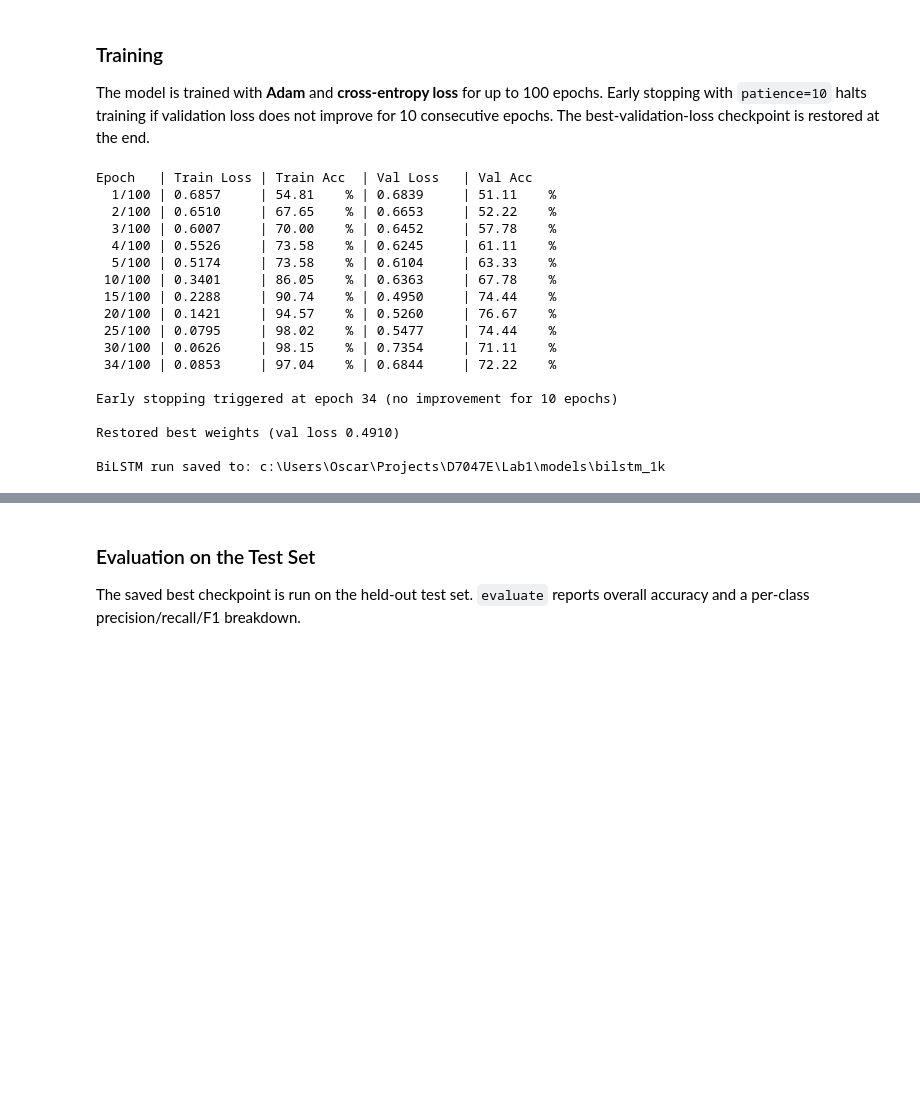
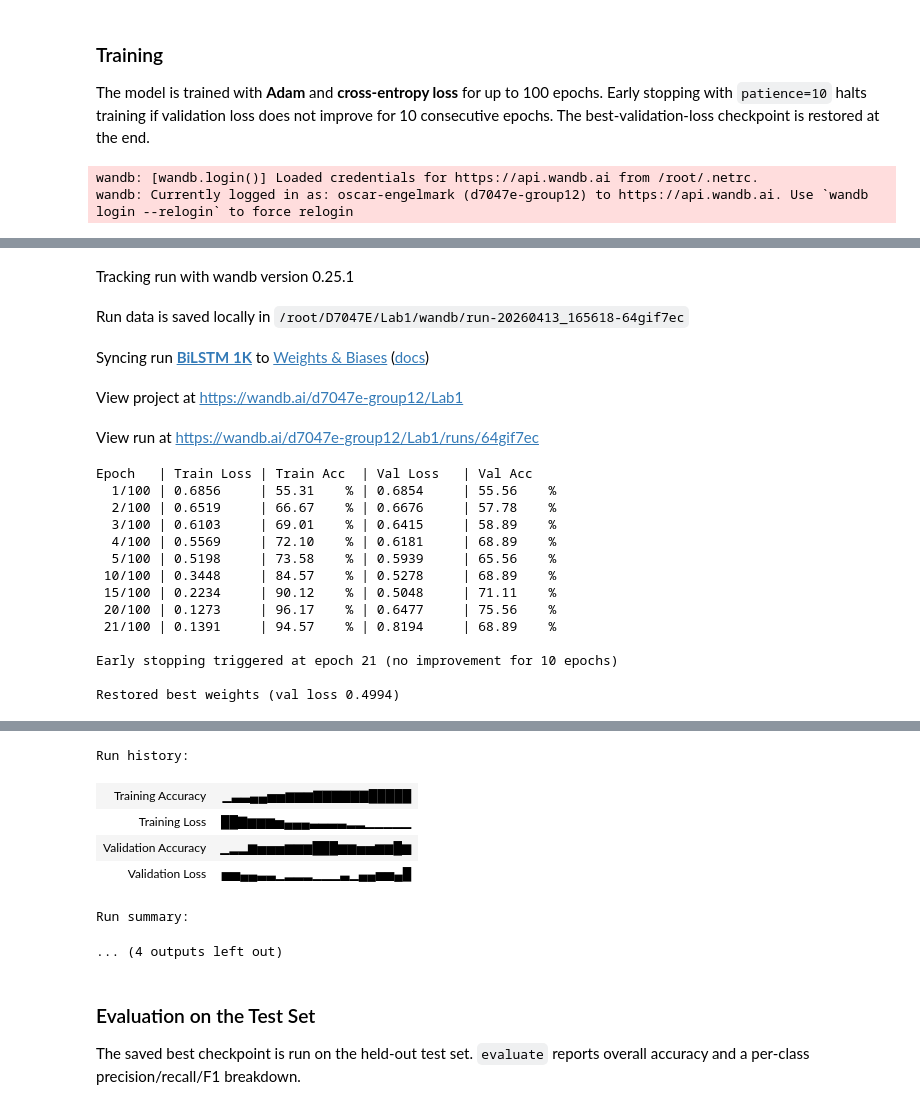
Before and after one commit to OscarEngelmark/D7047E, a Jupyter notebook: Lab1/src/Lab1_BiLSTM.ipynb, the cells around one changed output, grey strips where cells are left out. Saved outputs shown, nothing was run; the diff lists cells and outputs as text; code cells hidden in the pictures; blank space fills up the shorter version.

```diff
--- a/Lab1/src/Lab1_BiLSTM.ipynb
+++ b/Lab1/src/Lab1_BiLSTM.ipynb
@@ -221,7 +223,7 @@ wandb_kwargs = dict(
     entity="d7047e-group12",
     project="Lab1",
     name="BiLSTM 1K",
-    tags=["Task 1.2", "BiLSTM", "1K"],
+    tags=["Task 1.1", "BiLSTM", "1K"],
     dir=WANDB_DIR,
     config={
         "dataset":     "Amazon 1K",
@@ -264,21 +266,5 @@ _ = save_bilstm_run(
     dropout     = DROPOUT,
 )
 # %% [output]
-Epoch   | Train Loss | Train Acc  | Val Loss   | Val Acc
-  1/100 | 0.6857     | 54.81    % | 0.6839     | 51.11    %
-  2/100 | 0.6510     | 67.65    % | 0.6653     | 52.22    %
-  3/100 | 0.6007     | 70.00    % | 0.6452     | 57.78    %
-  4/100 | 0.5526     | 73.58    % | 0.6245     | 61.11    %
-  5/100 | 0.5174     | 73.58    % | 0.6104     | 63.33    %
- 10/100 | 0.3401     | 86.05    % | 0.6363     | 67.78    %
- 15/100 | 0.2288     | 90.74    % | 0.4950     | 74.44    %
- 20/100 | 0.1421     | 94.57    % | 0.5260     | 76.67    %
- 25/100 | 0.0795     | 98.02    % | 0.5477     | 74.44    %
- 30/100 | 0.0626     | 98.15    % | 0.7354     | 71.11    %
- 34/100 | 0.0853     | 97.04    % | 0.6844     | 72.22    %
-
-Early stopping triggered at epoch 34 (no improvement for 10 epochs)
-
-Restored best weights (val loss 0.4910)
-
-BiLSTM run saved to: c:\Users\Oscar\Projects\D7047E\Lab1\models\bilstm_1k
+wandb: [wandb.login()] Loaded credentials for https://api.wandb.ai from /root/.netrc.
+wandb: Currently logged in as: oscar-engelmark (d7047e-group12) to https://api.wandb.ai. Use `wandb login --relogin` to force relogin
@@ -284,0 +272,19 @@ BiLSTM run saved to: c:\Users\Oscar\Projects\D7047E\Lab1\models\bilstm_1k
+Tracking run with wandb version 0.25.1
+Run data is saved locally in /root/D7047E/Lab1/wandb/run-20260413_165618-64gif7ec
+Syncing run BiLSTM 1K to Weights & Biases (docs)
+View project at https://wandb.ai/d7047e-group12/Lab1
+View run at https://wandb.ai/d7047e-group12/Lab1/runs/64gif7ec
+Epoch   | Train Loss | Train Acc  | Val Loss   | Val Acc
+  1/100 | 0.6856     | 55.31    % | 0.6854     | 55.56    %
+  2/100 | 0.6519     | 66.67    % | 0.6676     | 57.78    %
+  3/100 | 0.6103     | 69.01    % | 0.6415     | 58.89    %
+  4/100 | 0.5569     | 72.10    % | 0.6181     | 68.89    %
+  5/100 | 0.5198     | 73.58    % | 0.5939     | 65.56    %
+ 10/100 | 0.3448     | 84.57    % | 0.5278     | 68.89    %
+ 15/100 | 0.2234     | 90.12    % | 0.5048     | 71.11    %
+ 20/100 | 0.1273     | 96.17    % | 0.6477     | 75.56    %
+ 21/100 | 0.1391     | 94.57    % | 0.8194     | 68.89    %
+
+Early stopping triggered at epoch 21 (no improvement for 10 epochs)
+
+Restored best weights (val loss 0.4994)
@@ -285,3 +292,10 @@ BiLSTM run saved to: c:\Users\Oscar\Projects\D7047E\Lab1\models\bilstm_1k
+Run history:
+| Training Accuracy | ▁▃▃▄▄▅▅▆▆▆▇▇▇▇▇▇█████ |
+| Training Loss | ██▇▆▆▆▅▄▄▄▃▃▃▃▂▂▁▁▁▁▁ |
+| Validation Accuracy | ▁▂▂▆▅▅▅▆▆▆███▆▆▅▅▆▆█▆ |
+| Validation Loss | ▅▅▄▄▃▃▁▂▂▂▁▁▁▃▁▄▄▅▅▄█ |
+Run summary:
+... (4 outputs left out)
 # %% [markdown]
 ### Evaluation on the Test Set
 
```
Also changed, not shown: parts of 20 cells of this notebook.
